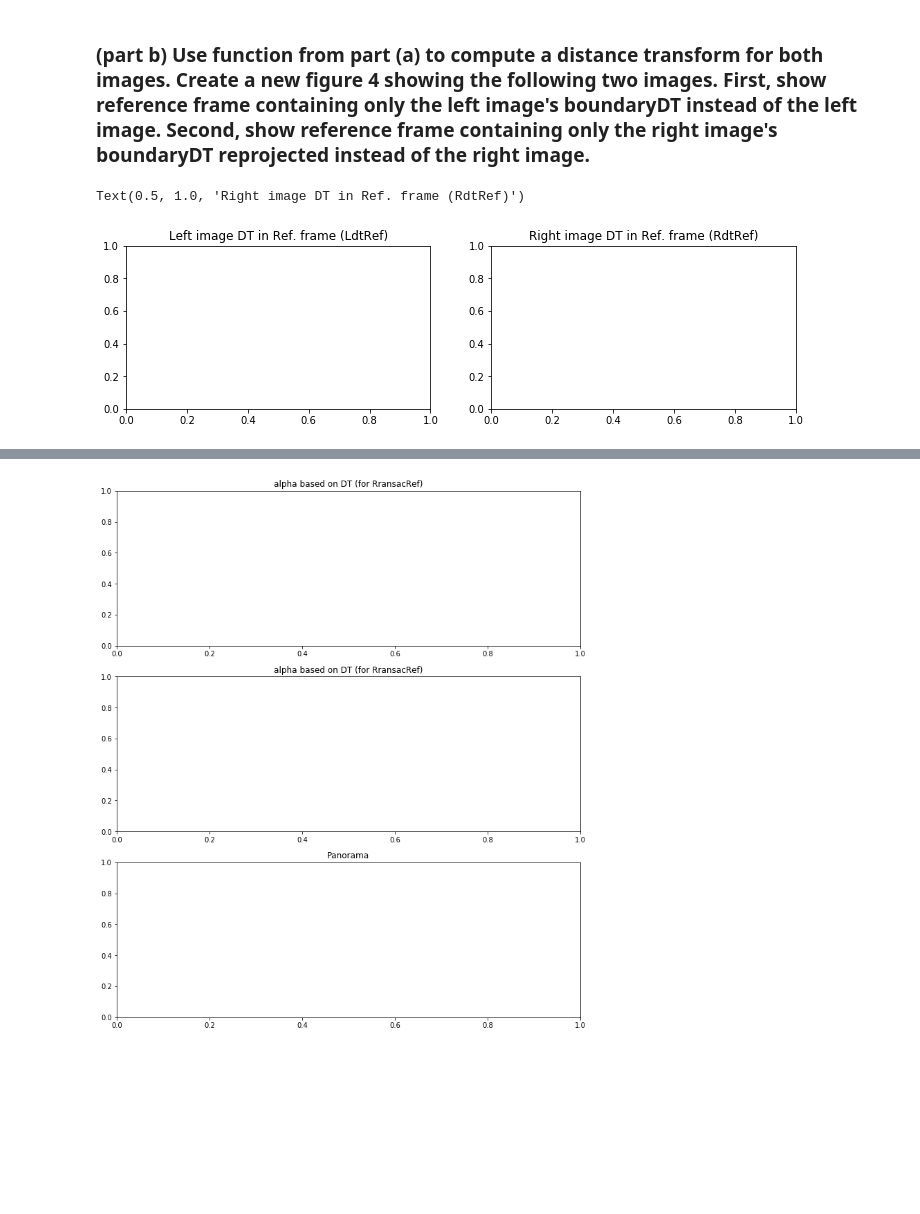
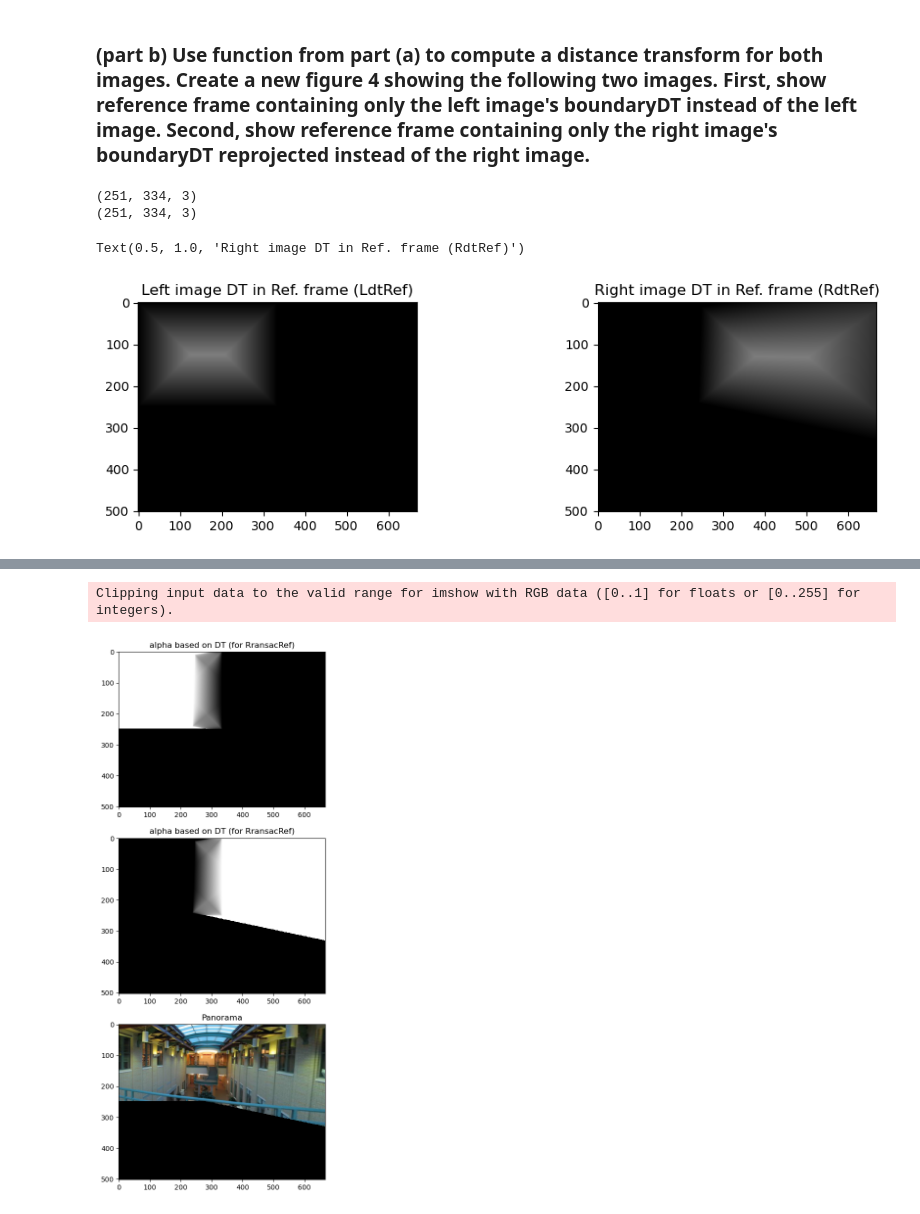
Before and after one commit to b-pardi/computer_vision_185, a Jupyter notebook: Assignment2/Assignment_2.ipynb, the cells around one changed output, grey strips where cells are left out. Cells and saved outputs as stored; diff of their text form; code cells hidden in the pictures; blank space fills up the shorter version.

```diff
--- a/Assignment2/Assignment_2.ipynb
+++ b/Assignment2/Assignment_2.ipynb
@@ -132,16 +98,24 @@ plt.show()
 #### HINT2: function $warp$ needs "inverse map" as a (second) argument as it uses "inverse warping" to compute output intensities
 # %%
 fig = plt.figure(3,figsize = (12, 14))
+ref_frame_size = int(imL.shape[0] * 2), int(imL.shape[1] * 2)
+
 plt.subplot(311)
-#plt.imshow(...)
+print(ref_frame_size)
+warp_img1 = warp(imL,np.eye(3), output_shape=ref_frame_size)
+plt.imshow(warp_img1)
 plt.title("reference frame with the left image")
 
 plt.subplot(312)
-#plt.imshow(...)
+warp_img2 = warp(imR, model, output_shape=ref_frame_size)
+plt.imshow(warp_img2)
 plt.title("reference frame with the right image (reprojected)")
 
 plt.subplot(313)
-#plt.imshow(...)
+pt = ProjectiveTransform()
+pt.estimate(src=p, dst=p_prime)
+warp_img3 = warp(imR, pt, output_shape=ref_frame_size)
+plt.imshow(warp_img3)
 plt.title("reference frame with the right image (reprojected badly)")
 
 plt.show()
@@ -151,37 +126,57 @@ plt.show()
 ## Problem 4 (blending)
 # %% [markdown]
 ### (part a) Write code for a function below computing distance transform for the boundary of a given image. It returns a numpy array of the same size as the image with distances from each pixel to the closest point on the boundary of the image (float values).
-# %%
-    def boundaryDT(image):
-         return ...
+# %%
+def boundaryDT(image):
+    distances = np.zeros_like(image, dtype=np.float32) # init distances
+    print(image.shape)
+    height, width = image.shape[0], image.shape[1]
+    # iterate through all pixels
+    for i in range(image.shape[0]):
+        for j in range(image.shape[1]):
+            pixel_distances = [i, j, height-i, width-j]
+            distances[i][j] = min(pixel_distances)
+
+    return distances / 255
 # %% [markdown]
 ### (part b) Use function from part (a) to compute a distance transform for both images. Create a new figure 4 showing the following two images. First, show reference frame containing only the left image's boundaryDT instead of the left image. Second, show reference frame containing only the right image's boundaryDT reprojected instead of the right image.
 # %%
 fig = plt.figure(4,figsize = (12, 3))
 plt.subplot(121)
+imL_bounds = boundaryDT(imL)
+imL_bounds_warp = warp(imL_bounds, np.eye(3), output_shape=ref_frame_size)
+plt.imshow(imL_bounds_warp)
 plt.title("Left image DT in Ref. frame (LdtRef)")
 
 plt.subplot(122)
+imR_bounds = boundaryDT(imR)
+imR_bounds_warp = warp(imR_bounds, model, output_shape=ref_frame_size)
+plt.imshow(imR_bounds_warp)
 plt.title("Right image DT in Ref. frame (RdtRef)")
 # %% [output]
-Text(0.5, 1.0, 'Right image DT in Ref. frame (RdtRef)')
+(251, 334, 3)
+(251, 334, 3)
+Text(0.5, 1.0, 'Right image DT in Ref. frame (RdtRef)')
-[figure, old version]
+[figure, new version]
 # %% [markdown]
 ### (part c) Use boundary distance transforms to blend left and right images (reprojected) into the reference frame. Create a new figure 5 showing the following three images. The first and second images should be smooth $alpha$'s suitable for blending the left and right images (e.g. based on distance transforms as discussed in class). The third image should be your panorama: left and (reprojected) right images blended inside the reference frame. Your panorama should also show (reprojected) features - homography inliers - from both left and right images. Use different colors/shapes to distinct features from the left and the right images.
 # %%
 fig = plt.figure(5,figsize = (12, 14))
 plt.subplot(311)
-#plt.imshow(...)
+alpha = imL_bounds_warp / (imL_bounds_warp + imR_bounds_warp)
+plt.imshow(alpha)
 plt.title("alpha based on DT (for RransacRef)")
 
 plt.subplot(312)
-#plt.imshow(...)
+plt.imshow(1-alpha)
 plt.title("alpha based on DT (for RransacRef)")
 
 plt.subplot(313)
-#plt.imshow(...)
+panorama = warp_img1 * alpha + warp_img2 * (1-alpha)
+plt.imshow(panorama)
 plt.title("Panorama")
 
 plt.show()
 # %% [output]
+Clipping input data to the valid range for imshow with RGB data ([0..1] for floats or [0..255] for integers).
-[figure, old version]
+[figure, new version]
```
Also changed, not shown: parts of 4 cells of this notebook.
